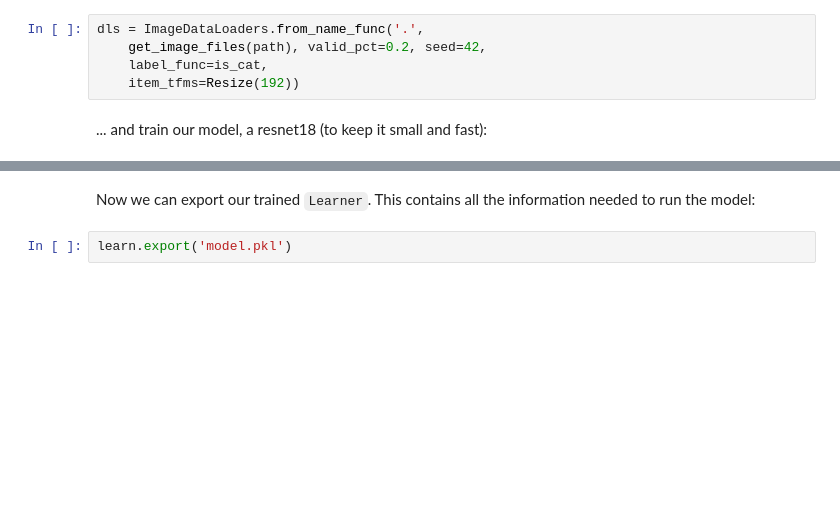
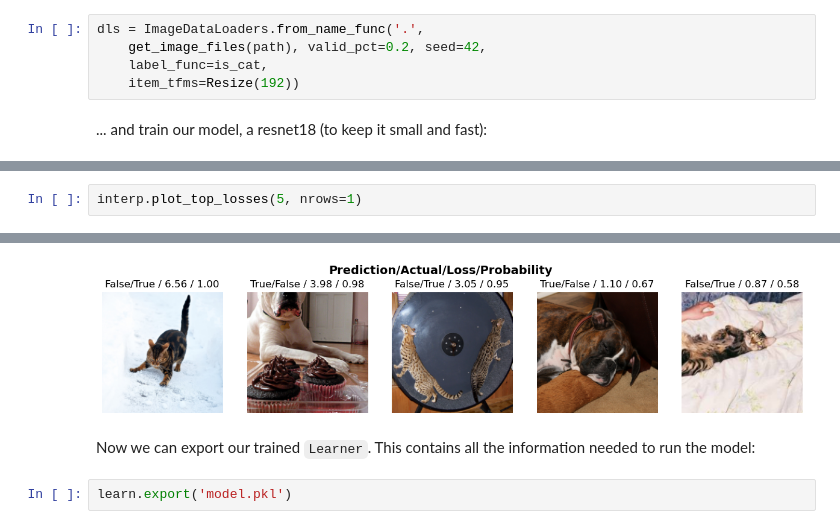
Before and after one commit to ArtemDovbysh91/ml_experiments, a Jupyter notebook: Exp.2 Saving a basic fastai model. Cat vs Dog/Exp.2 Saving a basic fastai model.ipynb, the cells around one changed output, grey strips where cells are left out. Drawn from its saved outputs; the diff is of its cells as text; blank space fills up the shorter version.

```diff
--- a/Exp.2 Saving a basic fastai model. Cat vs Dog/Exp.2 Saving a basic fastai model.ipynb
+++ b/Exp.2 Saving a basic fastai model. Cat vs Dog/Exp.2 Saving a basic fastai model.ipynb
@@ -40,0 +46,3 @@ learn.fine_tune(3)
+# %%
+interp.plot_top_losses(5, nrows=1)
+# %% [output]
@@ -41,3 +50,4 @@ learn.fine_tune(3)
+[figure, added]
 # %% [markdown]
 Now we can export our trained `Learner`. This contains all the information needed to run the model:
 # %%
```
Also changed, not shown: parts of 5 cells of this notebook, 6 other files.
